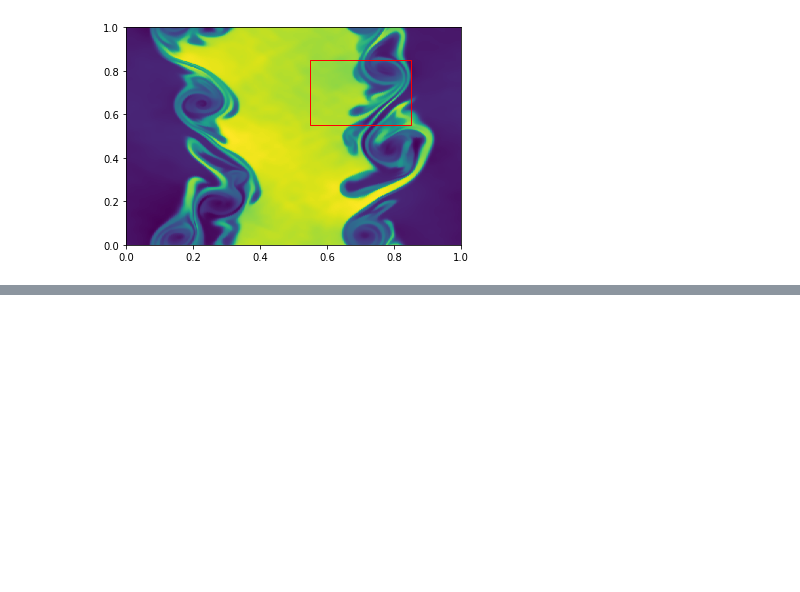
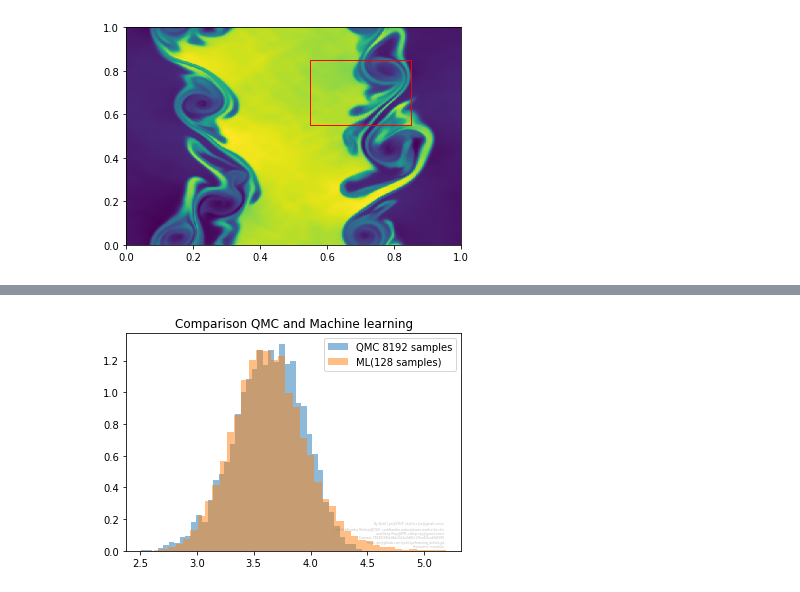
Before and after one commit to kjetil-lye/learning_airfoils, a Jupyter notebook: notebooks/KelvinHelmholtz-Copy1.ipynb, the cells around one changed output, grey strips where cells are left out. Cells and saved outputs as stored; diff of their text form; code cells hidden in the pictures; blank space fills up the shorter version.

Commit message:
now plotting pdfs

```diff
--- a/notebooks/KelvinHelmholtz-Copy1.ipynb
+++ b/notebooks/KelvinHelmholtz-Copy1.ipynb
@@ -304,0 +314,97 @@ with netCDF4.Dataset(data_path) as f:
+# %%
+try:
+    import git
+    def get_git_metadata():
+        repo = git.Repo(search_parent_directories=True)
+        sha = repo.head.object.hexsha
+        modified= repo.is_dirty()
+        activeBranch = repo.active_branch
+        url = repo.remotes.origin.url
+
+        print("here")
+        return {'git_commit': str(sha),
+                'git_repo_modified':str(modified),
+                'git_branch' : str(activeBranch),
+                'git_remote_url' : str(url)}
+
+
+
+    def add_git_information(filename):
+        writeMetadata(filename, get_git_metadata())
+
+except:
+    print("failed to import git")
+    def add_git_information(filename):
+        pass
+
+    def get_git_metadata():
+        return {'git_commit': 'unknown',
+                'git_repo_modified':'unknown',
+                'git_branch' : 'unknown',
+                'git_remote_url' : 'unknown'}
+
+def writeMetadata(filename, data):
+    im = PIL.Image.open(filename)
+
+    meta = PIL.PngImagePlugin.PngInfo()
+
+    for key in data.keys():
+        meta.add_text(key, str(data[key]))
+    im.save(filename, "png", pnginfo=meta)
+
+def savePlot(name):
+    name = showAndSave.prefix + name
+    name = ''.join(ch for ch in name if ch.isalnum() or ch =='_')
+
+
+    fig = plt.gcf()
+    ax = plt.gca()
+    gitMetadata = get_git_metadata()
+    informationText = 'By Kjetil Lye@ETHZ <kjetil.o.lye@gmail.com>\nand Siddhartha Mishra@ETHZ <siddhartha.mishra@sam.math.ethz.ch>\nand Deep Ray@EPFL<deep.ray@gmail.com>\nCommit: %s\nRepo: %s\nHostname: %s' % (gitMetadata['git_commit'], gitMetadata['git_remote_url'], socket.gethostname())
+
+    ax.text(0.95, 0.01, informationText,
+         fontsize=3, color='gray',
+         ha='right', va='bottom', alpha=0.5, transform=ax.transAxes)
+
+    matplotlib2tikz.save('img_tikz/' + name + '.tikz',
+           figureheight = '\\figureheight',
+           figurewidth = '\\figurewidth',
+           show_info = False)
+
+    savenamepng = 'img/' + name + '.png'
+    plt.savefig(savenamepng)
+
+    writeMetadata(savenamepng, {'Copyright' : 'Copyright, Deep Ray@EPFL<deep.ray@gmail.com> and Kjetil Lye@ETHZ <kjetil.o.lye@gmail.com>'
+                               })
+
+    add_git_information(savenamepng)
+    writeMetadata(savenamepng, {'working_directory': os.getcwd(),
+                                'hostname':socket.gethostname(),
+                                'generated_on_date': str(datetime.datetime.now())})
+
+def showAndSave(name):
+    savePlot(name)
+    plt.show()
+
+
+showAndSave.prefix=''
+
+plt.hist(data,bins=40,density=True,label='QMC 8192 samples',alpha=0.5)
+plt.title("Comparison QMC and Machine learning")
+plt.hist(network.predict(parameters),bins=40,density=True,label='ML(%d samples)' % train_size,alpha=0.5)
+plt.legend()
+showAndSave('hist_qmc_ml')
+
+
+plt.title("Comparison QMC with %d and QMC with %d samples" %(8192, train_size))
+plt.hist(data,bins=40,density=True,label='QMC 8192 samples',alpha=0.5)
+plt.hist(data[:train_size],bins=40,density=True, alpha=0.5,label='QMC %d samples' % train_size)
+plt.legend()
+showAndSave('hist_qmc_qmc')
+
+plt.title("Comparison QMC with least squares")
+plt.hist(data,bins=40,density=True,label='QMC 8192 samples',alpha=0.5)
+plt.hist(evaluated_lsq,bins=40,density=True,alpha=0.5, label='Least squares')
+plt.legend()
+showAndSave('hist_qmc_lsq')
+# %% [output]
@@ -304,0 +415 @@ with netCDF4.Dataset(data_path) as f:
+[figure, added]
```
Also changed, not shown: parts of 5 cells of this notebook, 3 other files.
